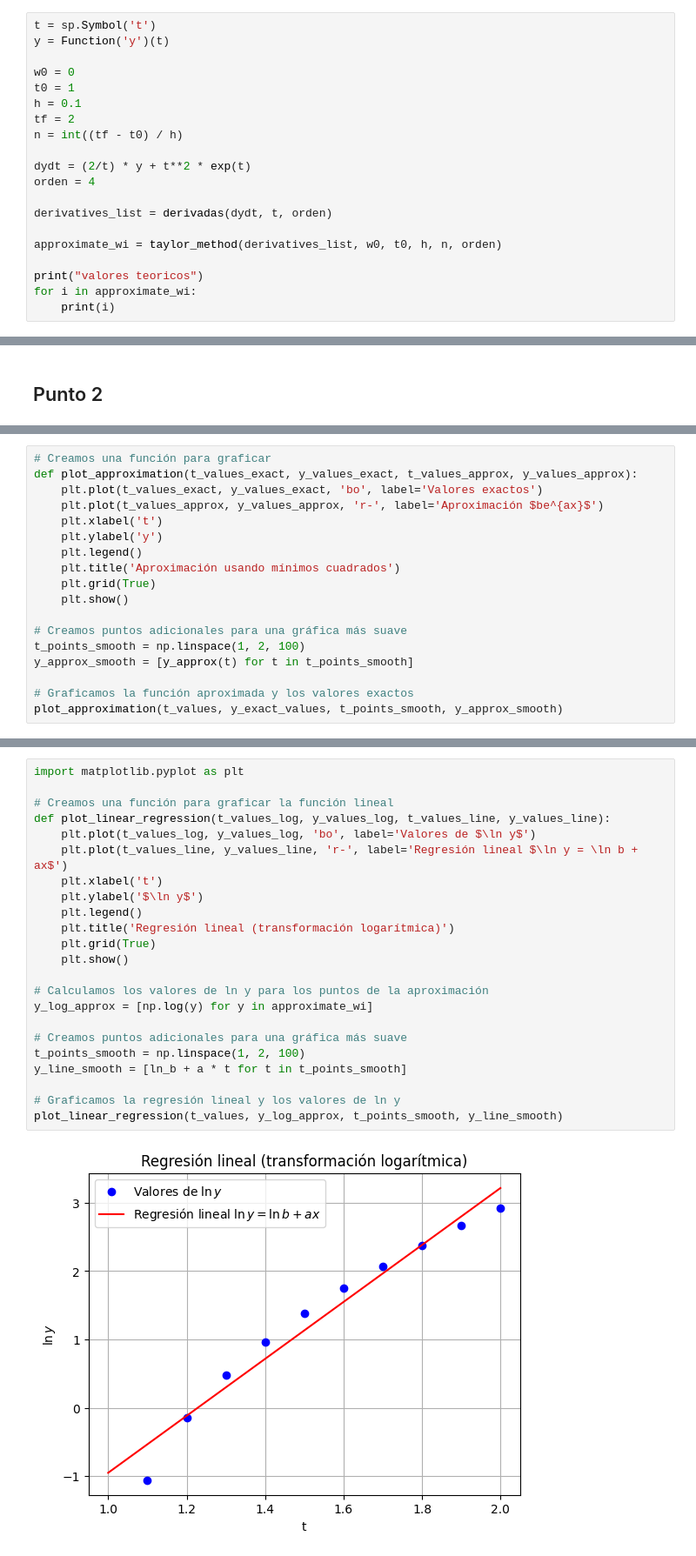
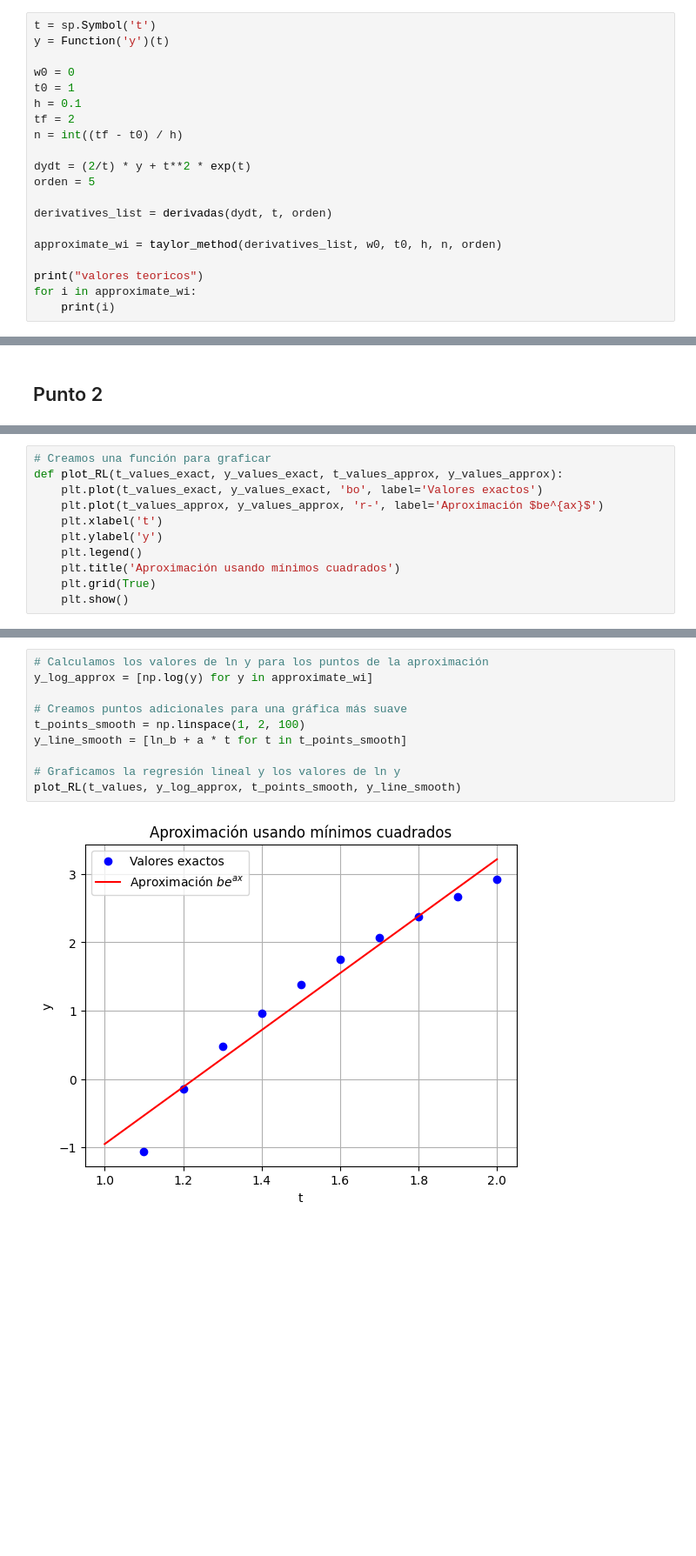
Before and after one commit to K3nnyZY/computer-solutions, a Jupyter notebook: T5_KennyZhu,Samir_Mercado.ipynb, the cells around one changed output, grey strips where cells are left out. Shown at 87% size. Saved outputs shown, nothing was run; the diff lists cells and outputs as text; blank space fills up the shorter version.

```diff
--- a/T5_KennyZhu,Samir_Mercado.ipynb
+++ b/T5_KennyZhu,Samir_Mercado.ipynb
@@ -72,7 +72,7 @@ tf = 2
 n = int((tf - t0) / h)
 
 dydt = (2/t) * y + t**2 * exp(t)
-orden = 4
+orden = 5
 
 derivatives_list = derivadas(dydt, t, orden)
 
@@ -202,6 +202,6 @@ Error en t = 1.97: 4.700811790895255
 # %%
 # Creamos una función para graficar
-def plot_approximation(t_values_exact, y_values_exact, t_values_approx, y_values_approx):
+def plot_RL(t_values_exact, y_values_exact, t_values_approx, y_values_approx):
     plt.plot(t_values_exact, y_values_exact, 'bo', label='Valores exactos')
     plt.plot(t_values_approx, y_values_approx, 'r-', label='Aproximación $be^{ax}$')
     plt.xlabel('t')
@@ -210,10 +210,3 @@ def plot_approximation(t_values_exact, y_values_exact, t_values_approx, y_values
     plt.title('Aproximación usando mínimos cuadrados')
     plt.grid(True)
     plt.show()
-
-# Creamos puntos adicionales para una gráfica más suave
-t_points_smooth = np.linspace(1, 2, 100)
-y_approx_smooth = [y_approx(t) for t in t_points_smooth]
-
-# Graficamos la función aproximada y los valores exactos
-plot_approximation(t_values, y_exact_values, t_points_smooth, y_approx_smooth)
@@ -222,28 +222,15 @@ plot_approximation(t_values, y_exact_values, t_points_smooth, y_approx_smooth)
 # %%
-import matplotlib.pyplot as plt
-
-# Creamos una función para graficar la función lineal
-def plot_linear_regression(t_values_log, y_values_log, t_values_line, y_values_line):
-    plt.plot(t_values_log, y_values_log, 'bo', label='Valores de $\ln y$')
-    plt.plot(t_values_line, y_values_line, 'r-', label='Regresión lineal $\ln y = \ln b + ax$')
-    plt.xlabel('t')
-    plt.ylabel('$\ln y$')
-    plt.legend()
-    plt.title('Regresión lineal (transformación logarítmica)')
-    plt.grid(True)
-    plt.show()
-
 # Calculamos los valores de ln y para los puntos de la aproximación
 y_log_approx = [np.log(y) for y in approximate_wi]
 
 # Creamos puntos adicionales para una gráfica más suave
 t_points_smooth = np.linspace(1, 2, 100)
 y_line_smooth = [ln_b + a * t for t in t_points_smooth]
 
 # Graficamos la regresión lineal y los valores de ln y
-plot_linear_regression(t_values, y_log_approx, t_points_smooth, y_line_smooth)
+plot_RL(t_values, y_log_approx, t_points_smooth, y_line_smooth)
 # %% [output]
-[figure, old version]
+[figure, new version]
 # %% [markdown]
 **Nota:** Por favor incluir en el archivo que contenga la solución los script, funciones, gráficas, código y cualquier otro elemento utilizado. No coloque respuestas sin justificación, muestre todo los desarrollos.
 
```
Also changed, not shown: parts of 5 cells of this notebook.
